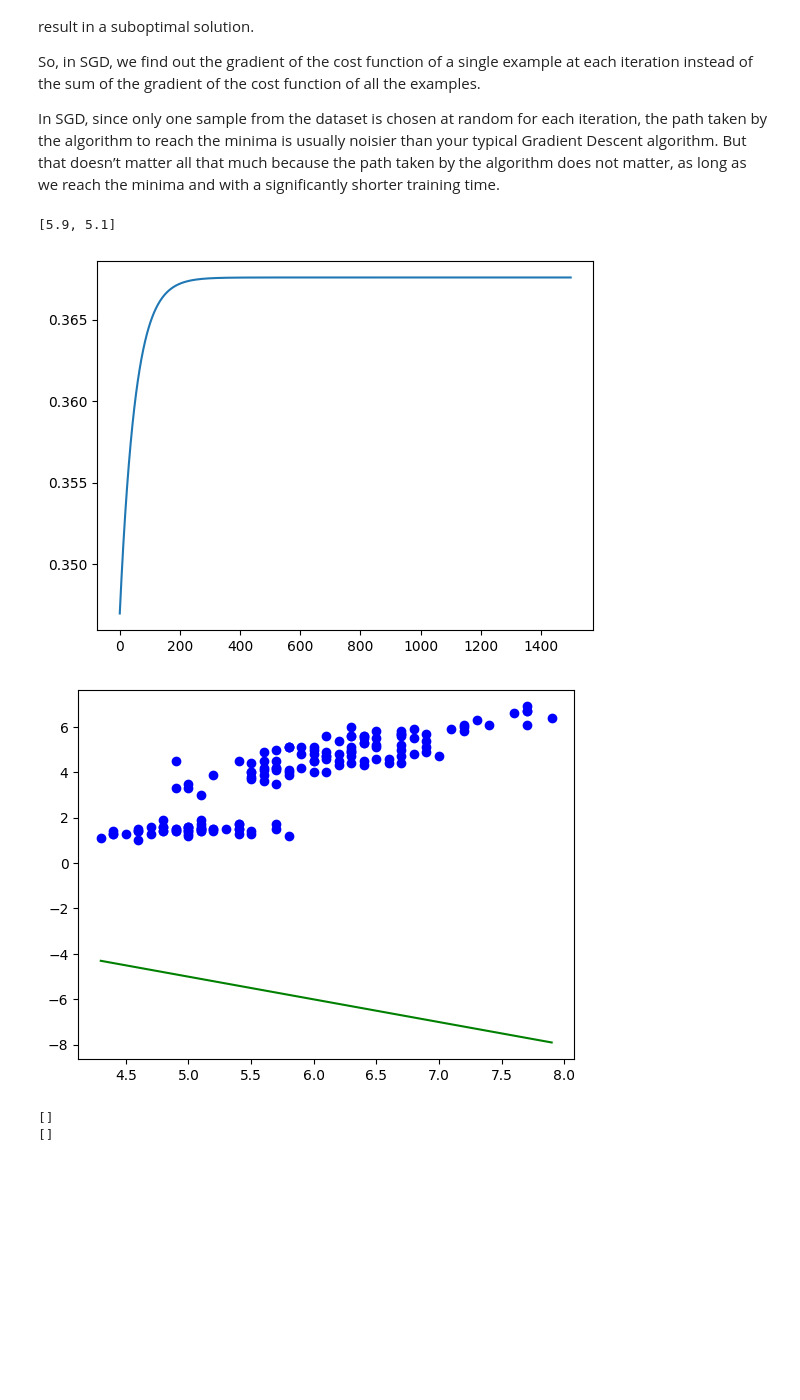
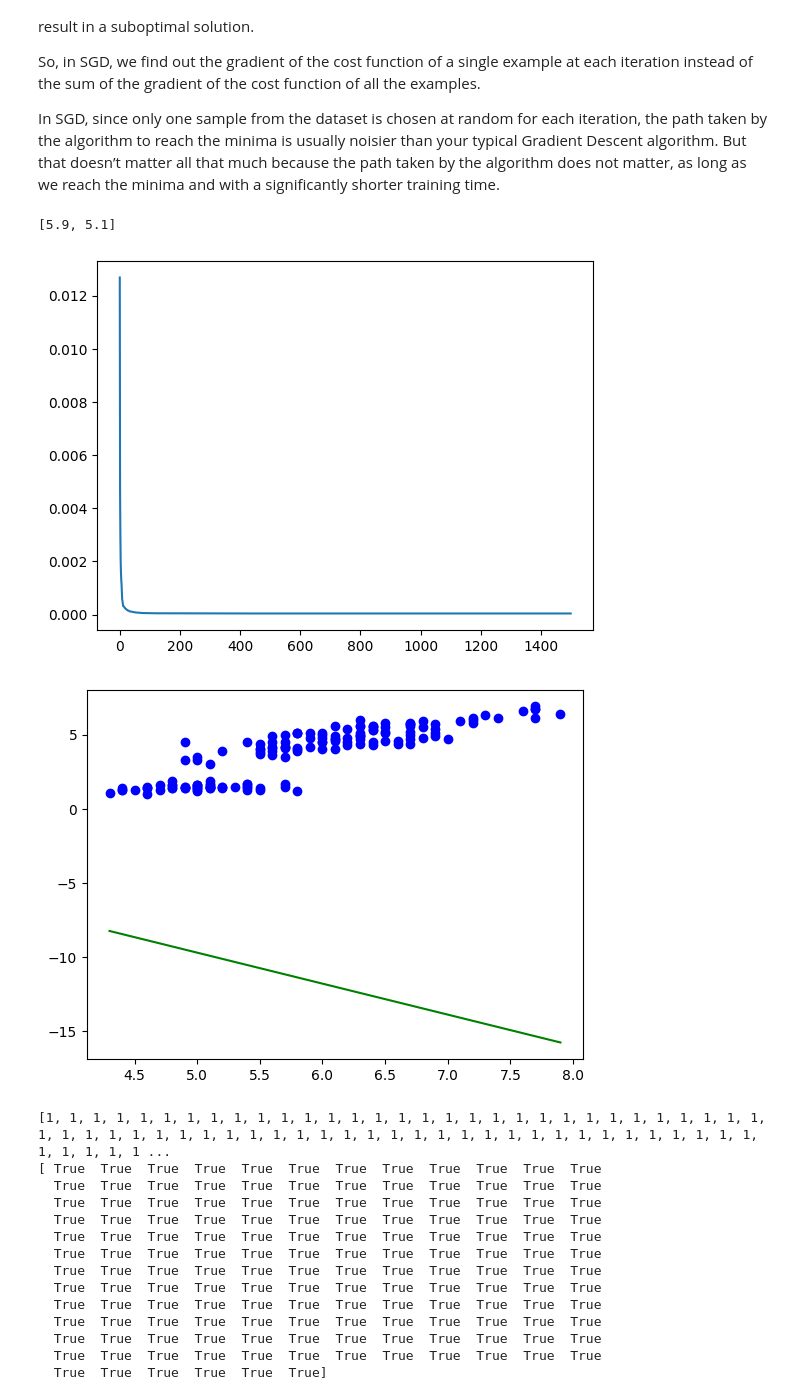
Before and after one commit to Ayushkrn7781/Ayushkrn, a Jupyter notebook: ML_3_.ipynb, the cells around one changed output. Cells and saved outputs as stored; diff of their text form; code cells hidden in the pictures; blank space fills up the shorter version.

```diff
--- a/ML_3_.ipynb
+++ b/ML_3_.ipynb
@@ -367,19 +367,18 @@ def sigmoid(z):
 
 def sgd(dataset, w):
     #run sgd randomly
-    grad=np.zeros(2)
+
     index = random.randint(0, len(dataset) - 1)
     x,y=dataset[index]
-    for x ,y in dataset:
-      y_pred=sigmoid (np.dot(x,w))
-      grad += (y_pred - y) **2
-      return grad/len(dataset)
+    y_pred=sigmoid(np.dot(x,w))
+    dw=np.dot(x,(y_pred-y))
+    return dw
 
 def cost(dataset, w):
     total_cost = 0
     for x,y in dataset:
        y_pred = sigmoid(np.dot(x,w))
-       total_cost += -y * np.log(y_pred) - (1 - y) * np.log(1 - y_pred)
+       total_cost += np.sum((y_pred - y) **2)
     return total_cost/(2*len(dataset))
 
 def logistic_regression(dataset):
@@ -413,38 +412,52 @@ def main():
         tpx.append(px)
         if label_value == 1:
             ax1.scatter(px, py, c='b', marker="o", label='O')
         else:
             ax1.scatter(px, py, c='r', marker="x", label='X')
 
     l = np.linspace(min(tpx),max(tpx))
     a,b = (-w[0][0]/w[0][1], w[0][0])
     ax1.plot(l, a*l + b, 'g-')
     #plt.legend(loc='upper left');
     plt.show()
 
     limit = w[1][0]
     costs = w[1][1]
     w = w[0]
 
     # calculate score
     predicted_Y=[]
     answer_Y=[]
     for X,Y in dataset:
-        '...'
+      y_pred = sigmoid(np.dot(X, w))
+      predicted_Y.append(y_pred)
+      answer_Y.append(Y)
     predicted_Y = np.asarray(predicted_Y)
     predicted_Y = predicted_Y > 0.5
     print(answer_Y)
     print(predicted_Y)
 
 
 if __name__ == '__main__':
     main()
 # %% [output]
 [5.9, 5.1]
-[figure, old version]
+[figure, new version]
-[figure, old version]
+[figure, new version]
-[]
-[]
+[1, 1, 1, 1, 1, 1, 1, 1, 1, 1, 1, 1, 1, 1, 1, 1, 1, 1, 1, 1, 1, 1, 1, 1, 1, 1, 1, 1, 1, 1, 1, 1, 1, 1, 1, 1, 1, 1, 1, 1, 1, 1, 1, 1, 1, 1, 1, 1, 1, 1, 1, 1, 1, 1, 1, 1, 1, 1, 1, 1, 1, 1, 1, 1, 1, 1, 1 ...
+[ True  True  True  True  True  True  True  True  True  True  True  True
+  True  True  True  True  True  True  True  True  True  True  True  True
+  True  True  True  True  True  True  True  True  True  True  True  True
+  True  True  True  True  True  True  True  True  True  True  True  True
+  True  True  True  True  True  True  True  True  True  True  True  True
+  True  True  True  True  True  True  True  True  True  True  True  True
+  True  True  True  True  True  True  True  True  True  True  True  True
+  True  True  True  True  True  True  True  True  True  True  True  True
+  True  True  True  True  True  True  True  True  True  True  True  True
+  True  True  True  True  True  True  True  True  True  True  True  True
+  True  True  True  True  True  True  True  True  True  True  True  True
+  True  True  True  True  True  True  True  True  True  True  True  True
+  True  True  True  True  True  True]
 # %% [markdown]
 # Question 3 :
 ## Implement linear regression using "mini-batch" gradient descent
```
Also changed, not shown: parts of 2 cells of this notebook.
